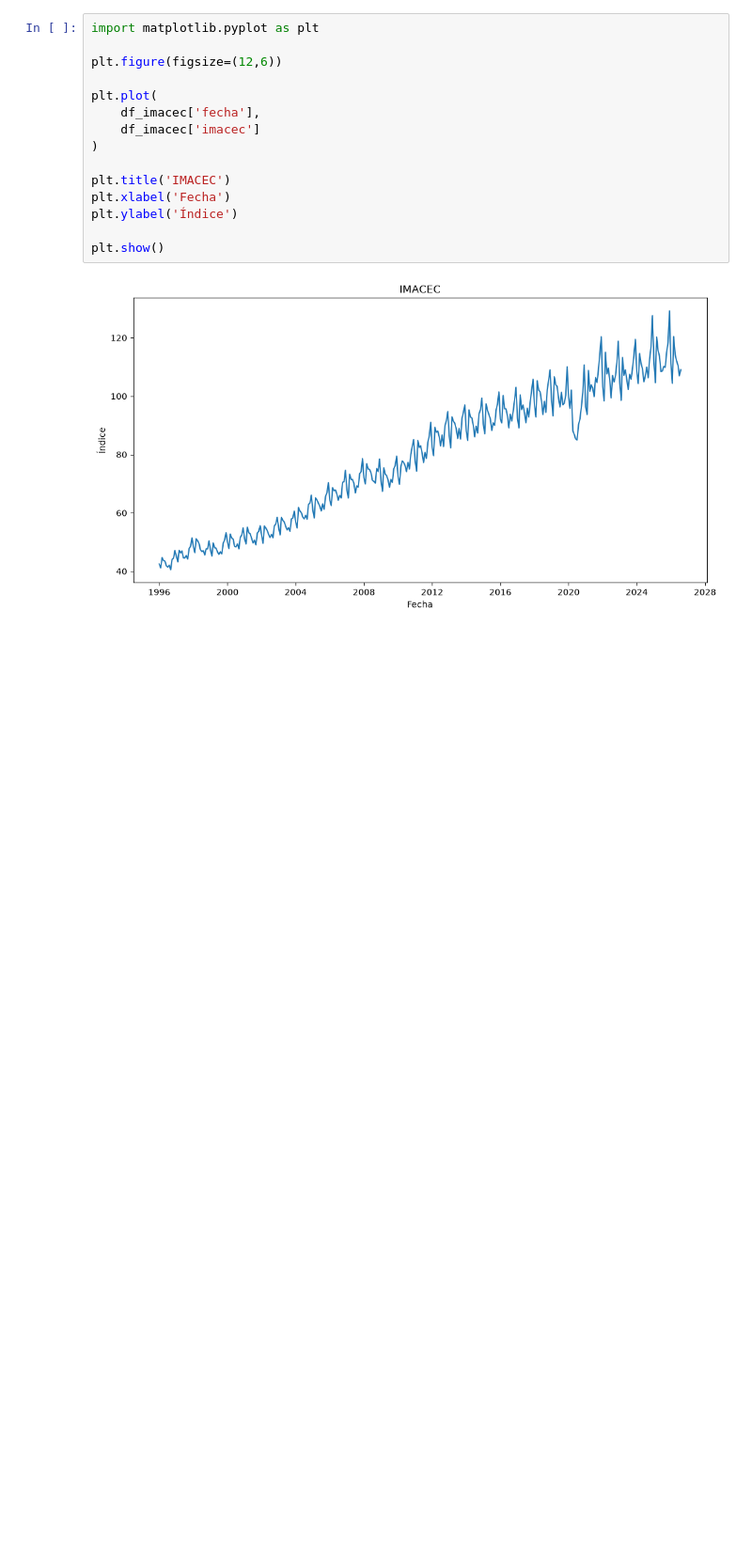
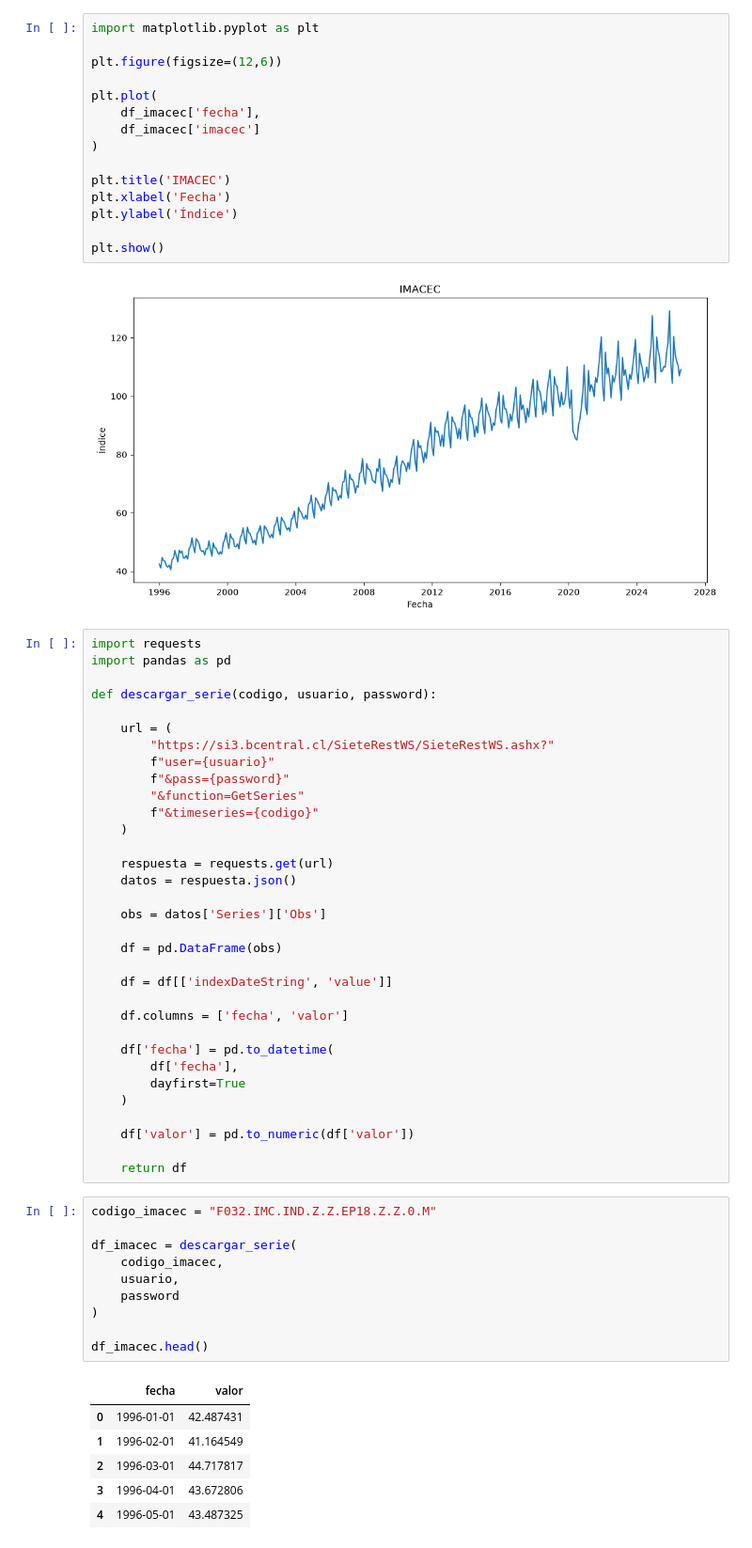
Before and after one commit to matiaspalma1/Portafolio_grupo_12_Imacec, a Jupyter notebook: notebooks/exploracion.ipynb, the cells around one changed output. Shown at 94% size. Cells and saved outputs as stored; diff of their text form; blank space fills up the shorter version.

```diff
--- a/notebooks/exploracion.ipynb
+++ b/notebooks/exploracion.ipynb
@@ -113,3 +113,53 @@ plt.ylabel('Índice')
 plt.show()
 # %% [output]
 [figure]
+# %%
+import requests
+import pandas as pd
+
+def descargar_serie(codigo, usuario, password):
+
+    url = (
+        "https://si3.bcentral.cl/SieteRestWS/SieteRestWS.ashx?"
+        f"user={usuario}"
+        f"&pass={password}"
+        "&function=GetSeries"
+        f"&timeseries={codigo}"
+    )
+
+    respuesta = requests.get(url)
+    datos = respuesta.json()
+
+    obs = datos['Series']['Obs']
+
+    df = pd.DataFrame(obs)
+
+    df = df[['indexDateString', 'value']]
+
+    df.columns = ['fecha', 'valor']
+
+    df['fecha'] = pd.to_datetime(
+        df['fecha'],
+        dayfirst=True
+    )
+
+    df['valor'] = pd.to_numeric(df['valor'])
+
+    return df
+# %%
+codigo_imacec = "F032.IMC.IND.Z.Z.EP18.Z.Z.0.M"
+
+df_imacec = descargar_serie(
+    codigo_imacec,
+    usuario,
+    password
+)
+
+df_imacec.head()
+# %% [output]
+|  | fecha | valor |
+| 0 | 1996-01-01 | 42.487431 |
+| 1 | 1996-02-01 | 41.164549 |
+| 2 | 1996-03-01 | 44.717817 |
+| 3 | 1996-04-01 | 43.672806 |
+| 4 | 1996-05-01 | 43.487325 |
```
Also changed, not shown: parts of 2 cells of this notebook.
